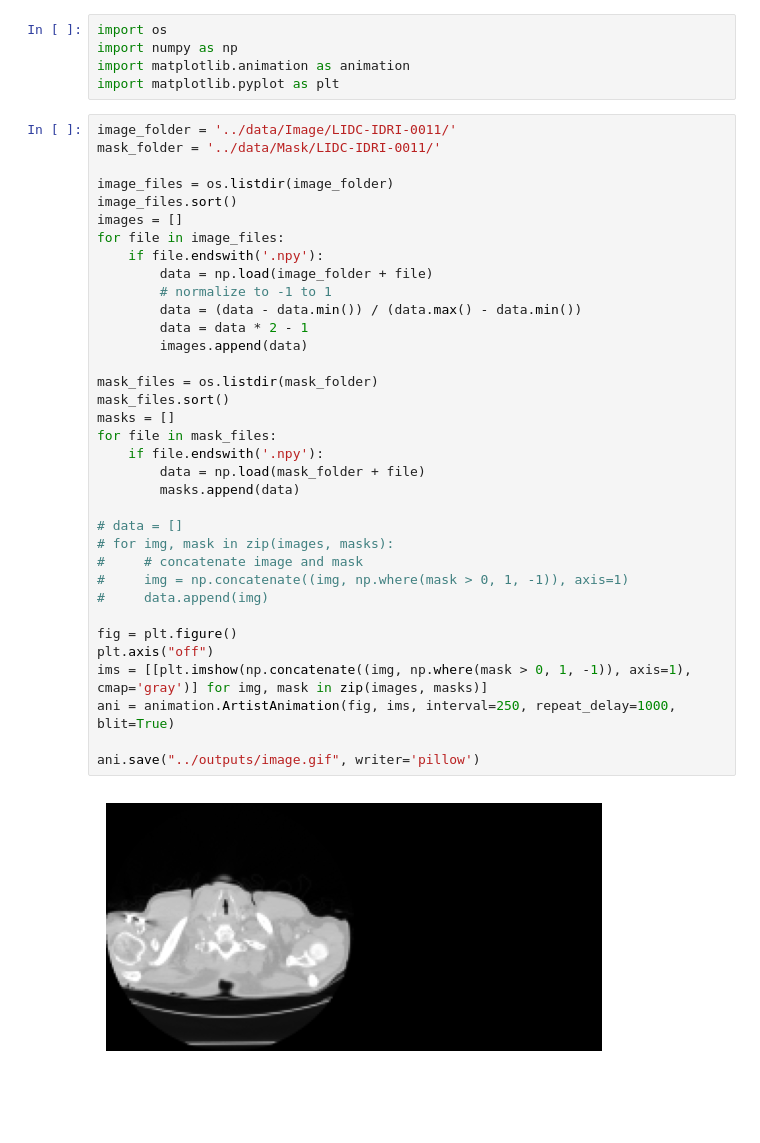
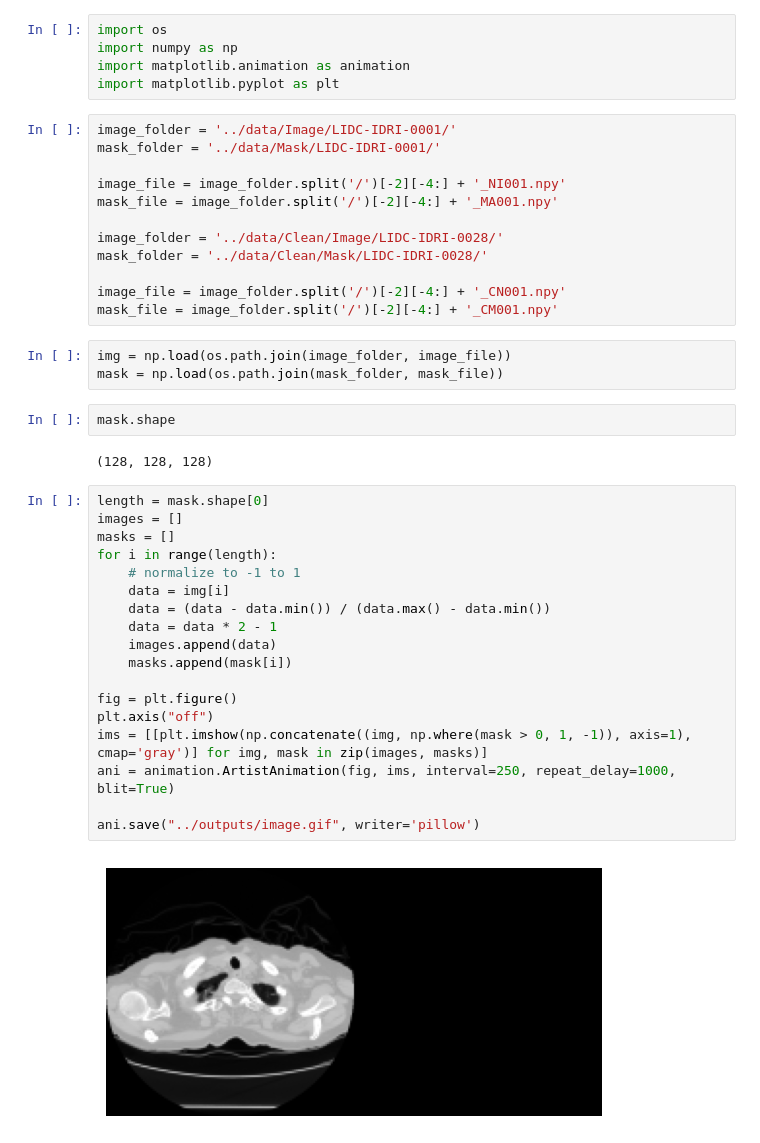
Before and after one commit to minhminh2k/lidc-preprocessing, a Jupyter notebook: notebook/visualize.ipynb, the cells around one changed output. Drawn from its saved outputs; the diff is of its cells as text; blank space fills up the shorter version.

```diff
--- a/notebook/visualize.ipynb
+++ b/notebook/visualize.ipynb
@@ -6,40 +6,42 @@ import os
 import numpy as np
 import matplotlib.animation as animation
 import matplotlib.pyplot as plt
+# %%
+image_folder = '../data/Image/LIDC-IDRI-0001/'
+mask_folder = '../data/Mask/LIDC-IDRI-0001/'
+
+image_file = image_folder.split('/')[-2][-4:] + '_NI001.npy'
+mask_file = image_folder.split('/')[-2][-4:] + '_MA001.npy'
+
+image_folder = '../data/Clean/Image/LIDC-IDRI-0028/'
+mask_folder = '../data/Clean/Mask/LIDC-IDRI-0028/'
+
+image_file = image_folder.split('/')[-2][-4:] + '_CN001.npy'
+mask_file = image_folder.split('/')[-2][-4:] + '_CM001.npy'
+# %%
+img = np.load(os.path.join(image_folder, image_file))
+mask = np.load(os.path.join(mask_folder, mask_file))
+# %%
+mask.shape
+# %% [output]
+(128, 128, 128)
 # %%
-image_folder = '../data/Image/LIDC-IDRI-0011/'
-mask_folder = '../data/Mask/LIDC-IDRI-0011/'
-
-image_files = os.listdir(image_folder)
-image_files.sort()
+length = mask.shape[0]
 images = []
-for file in image_files:
-    if file.endswith('.npy'):
-        data = np.load(image_folder + file)
-        # normalize to -1 to 1
-        data = (data - data.min()) / (data.max() - data.min())
-        data = data * 2 - 1
-        images.append(data)
-
-mask_files = os.listdir(mask_folder)
-mask_files.sort()
 masks = []
-for file in mask_files:
-    if file.endswith('.npy'):
-        data = np.load(mask_folder + file)
-        masks.append(data)
-
-# data = []
-# for img, mask in zip(images, masks):
-#     # concatenate image and mask
-#     img = np.concatenate((img, np.where(mask > 0, 1, -1)), axis=1)
-#     data.append(img)
+for i in range(length):
+    # normalize to -1 to 1
+    data = img[i]
+    data = (data - data.min()) / (data.max() - data.min())
+    data = data * 2 - 1
+    images.append(data)
+    masks.append(mask[i])
 
 fig = plt.figure()
 plt.axis("off")
 ims = [[plt.imshow(np.concatenate((img, np.where(mask > 0, 1, -1)), axis=1), cmap='gray')] for img, mask in zip(images, masks)]
 ani = animation.ArtistAnimation(fig, ims, interval=250, repeat_delay=1000, blit=True)
 
 ani.save("../outputs/image.gif", writer='pillow')
 # %% [output]
-[figure, old version]
+[figure, new version]
```
Also changed, not shown: 2 other files.
